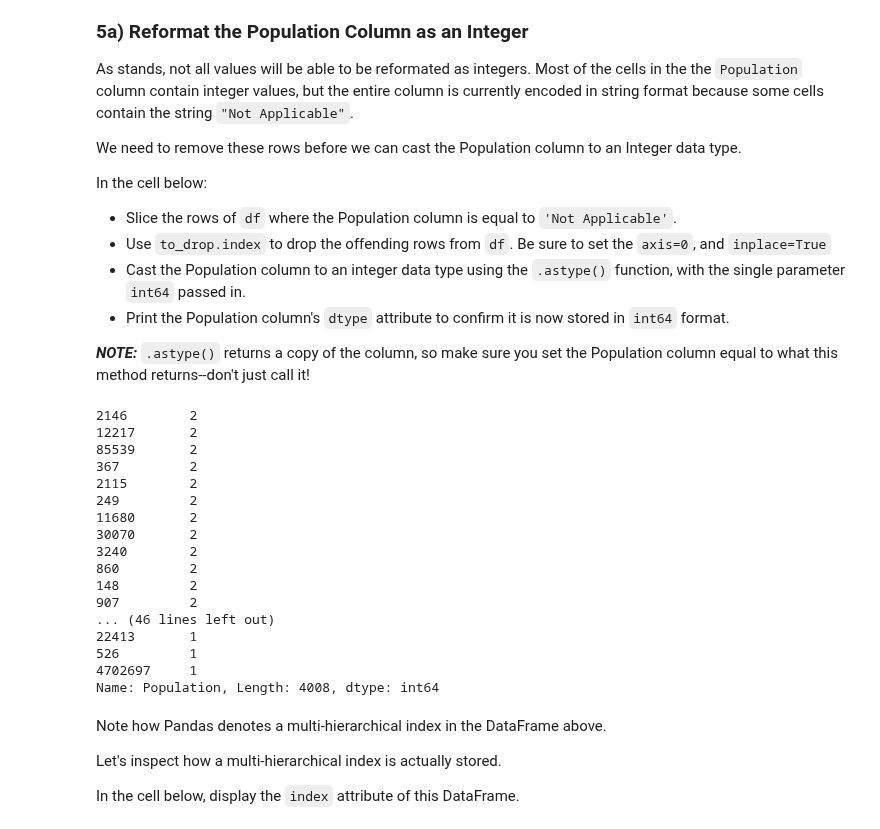
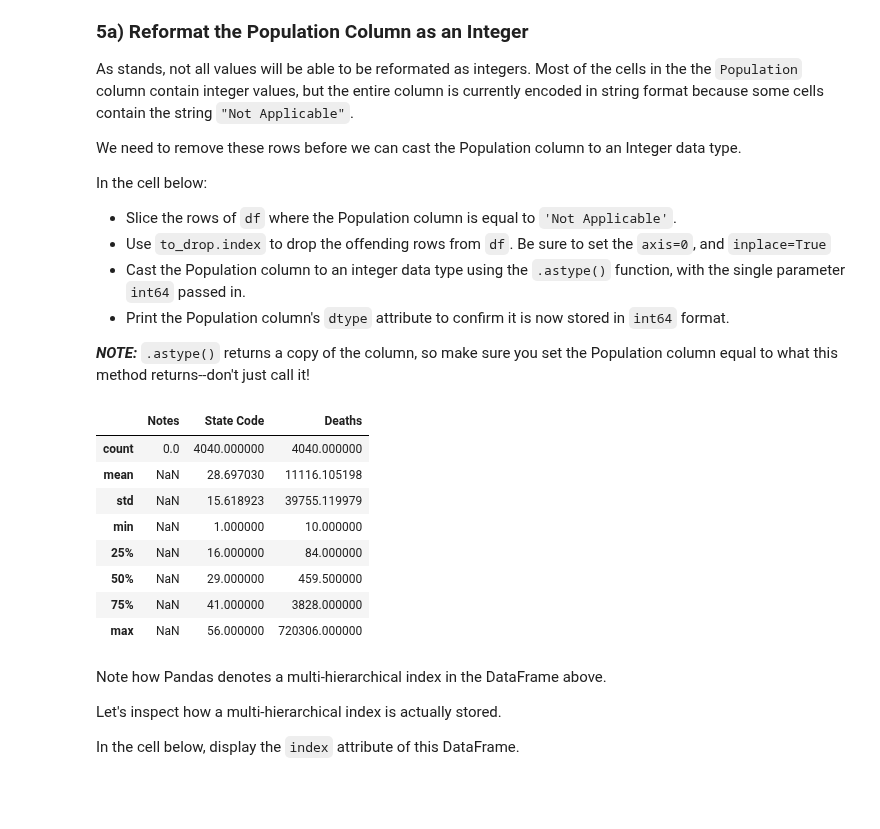
Before and after one commit to maks-p/dsc-1-04-09-pivot-tables-with-pandas-lab-nyc-ds-career-031119, a Jupyter notebook: index.ipynb, the cells around one changed output. Drawn from its saved outputs; the diff is of its cells as text; code cells hidden in the pictures; blank space fills up the shorter version.

```diff
--- a/index.ipynb
+++ b/index.ipynb
@@ -182,26 +182,18 @@ In the cell below:
 # %%
 #Your code here
 to_drop = df.loc[df['Population'] == 'Not Applicable']
 df.drop(to_drop.index, axis=0, inplace=True)
-df.Population.value_counts()
+df.describe()
 # %% [output]
-2146        2
-12217       2
-85539       2
-367         2
-2115        2
-249         2
-11680       2
-30070       2
-3240        2
-860         2
-148         2
-907         2
-... (46 lines left out)
-22413       1
-526         1
-4702697     1
-Name: Population, Length: 4008, dtype: int64
+|  | Notes | State Code | Deaths |
+| count | 0.0 | 4040.000000 | 4040.000000 |
+| mean | NaN | 28.697030 | 11116.105198 |
+| std | NaN | 15.618923 | 39755.119979 |
+| min | NaN | 1.000000 | 10.000000 |
+| 25% | NaN | 16.000000 | 84.000000 |
+| 50% | NaN | 29.000000 | 459.500000 |
+| 75% | NaN | 41.000000 | 3828.000000 |
+| max | NaN | 56.000000 | 720306.000000 |
 # %% [markdown]
 Note how Pandas denotes a multi-hierarchical index in the DataFrame above.
 
```
